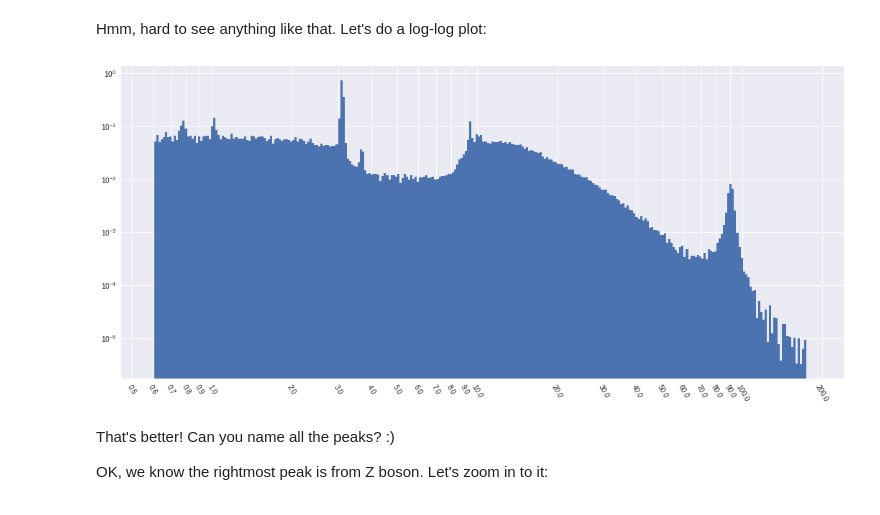
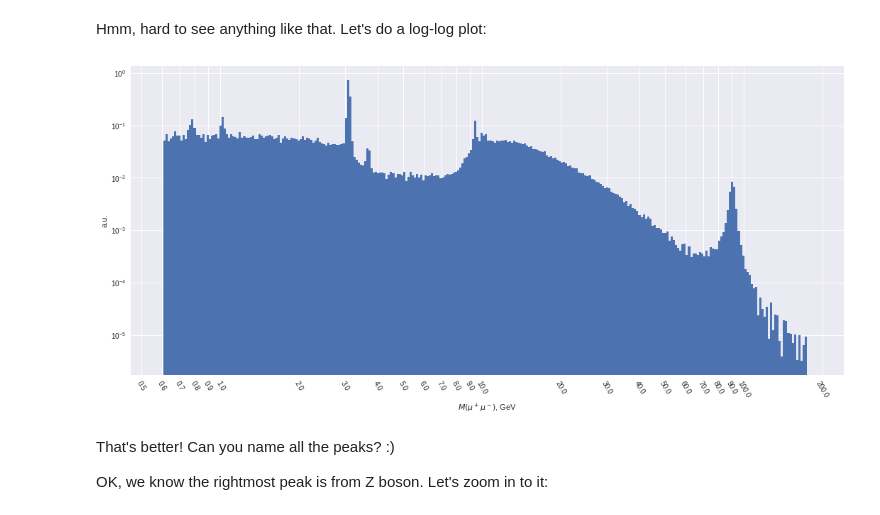
Before and after one commit to SiLiKhon/HEPStatsSeminar, a Jupyter notebook: MLFit_OpenData.ipynb, the cells around one changed output. Cells and saved outputs as stored; diff of their text form; code cells hidden in the pictures.

```diff
--- a/MLFit_OpenData.ipynb
+++ b/MLFit_OpenData.ipynb
@@ -52,15 +52,17 @@ Hmm, hard to see anything like that. Let's do a log-log plot:
 # %%
 from matplotlib.ticker import FormatStrFormatter, LogLocator
 
 plt.figure(figsize=(18,8))
 plt.hist(data.M, bins=np.logspace(-0.5, 5.2, 301, base=np.e), density=True);
 plt.gca().set_xscale("log")
 plt.gca().set_yscale("log")
 plt.gca().get_xaxis().set_major_formatter(FormatStrFormatter('%.1f'))
 plt.gca().get_xaxis().set_major_locator(LogLocator(subs='all'))
 plt.xticks(rotation=-60);
+plt.xlabel('$M(\mu^+\mu^-)$, GeV')
+plt.ylabel('a.u.');
 # %% [output]
-[figure, old version]
+[figure, new version]
 # %% [markdown]
 That's better! Can you name all the peaks? :)
 
```
